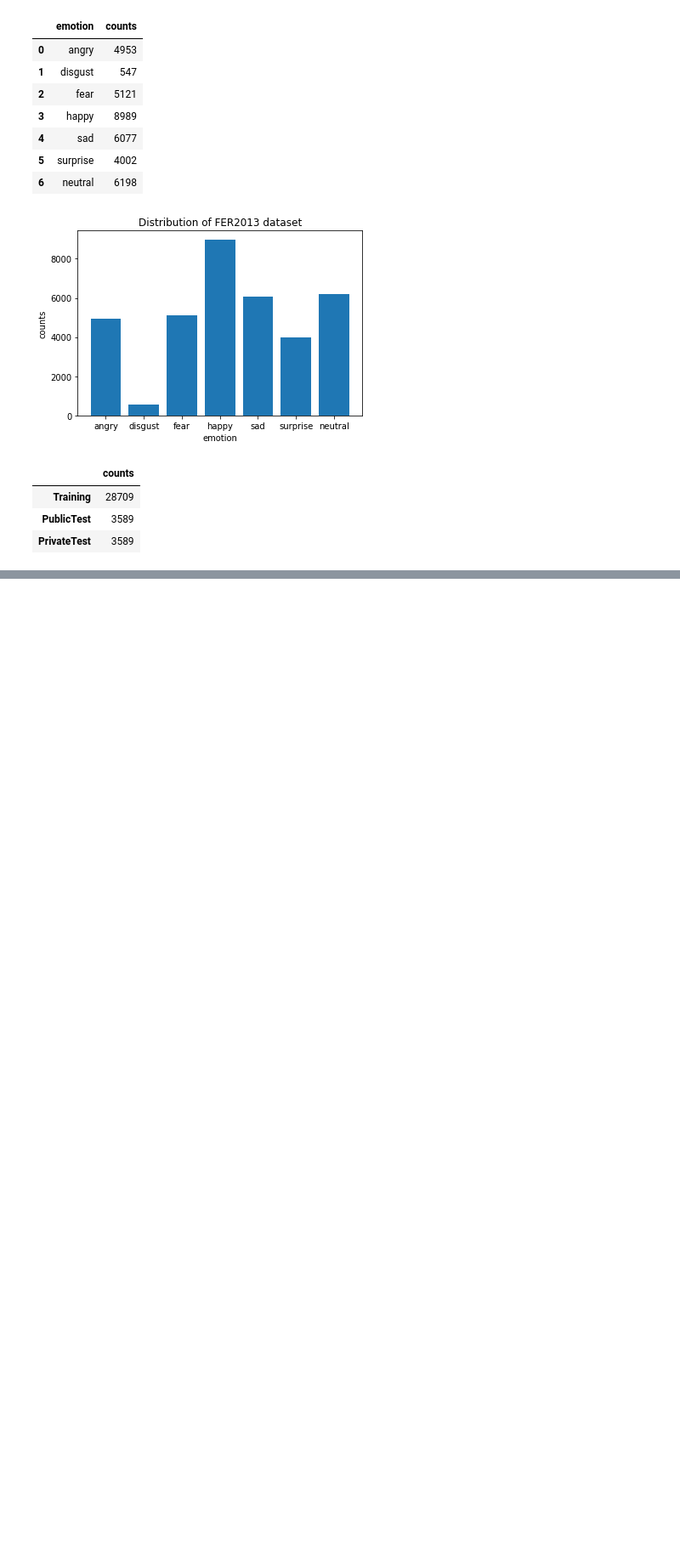
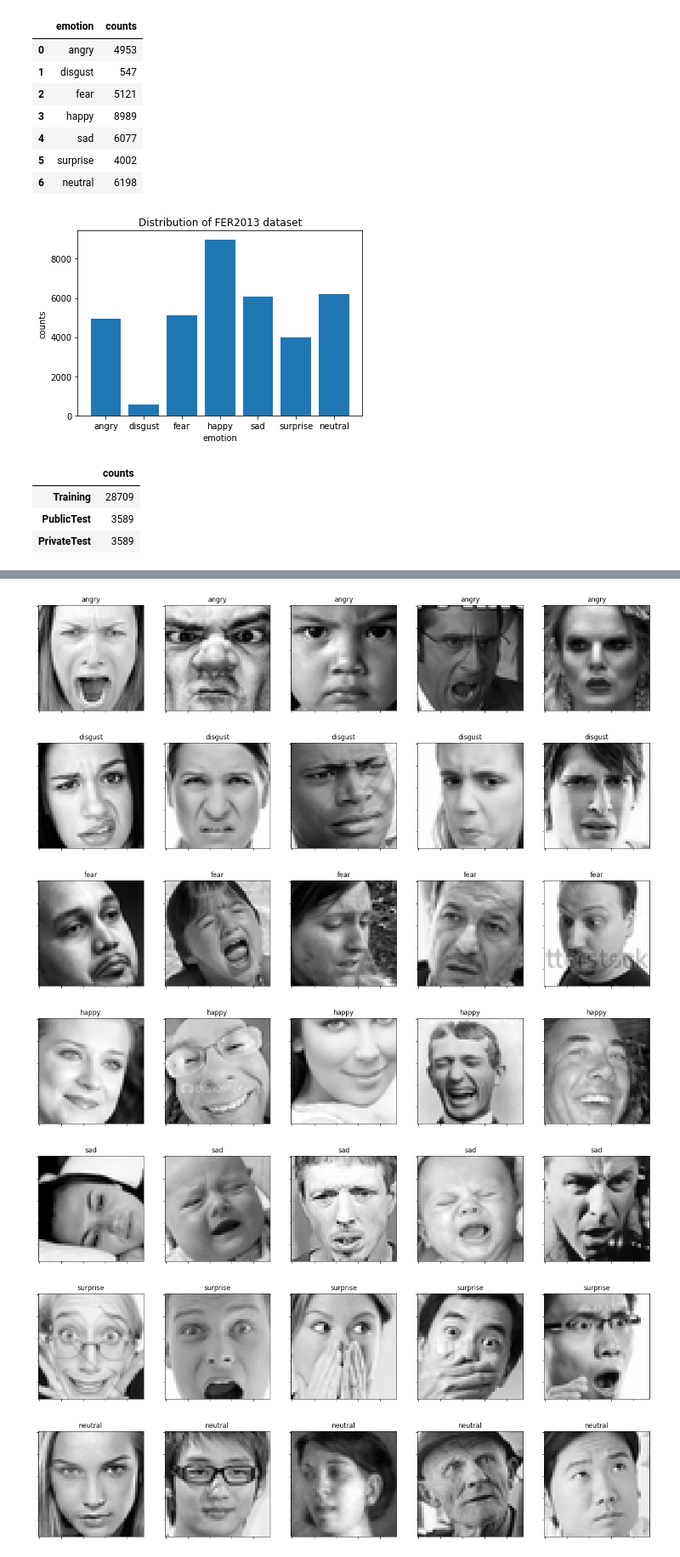
Before and after one commit to jiuntian/partner_face_emotion_recognition, a Jupyter notebook: visual_fer2013.ipynb, the cells around one changed output, grey strips where cells are left out. Shown at 85% size. Saved outputs shown, nothing was run; the diff lists cells and outputs as text; code cells hidden in the pictures; blank space fills up the shorter version.

```diff
--- a/visual_fer2013.ipynb
+++ b/visual_fer2013.ipynb
@@ -86,0 +128,21 @@ usage
+# %%
+def plot_samples(label):
+    fig, axs = plt.subplots(1, 5, figsize=(20, 15))
+    axs = axs.ravel()
+    for i in range(len(axs)):
+        idx = df[df['emotion']==label].sample().index[0]
+        axs[i].imshow(img_arr[idx], cmap='gray')
+        axs[i].set_title(emotion_dic.get(img_label[idx]))
+        axs[i].set_xticklabels([])
+        axs[i].set_yticklabels([])
+# %%
+for i in range(n_classes):
+    plot_samples(i)
+# %% [output]
+[figure, added]
+[figure, added]
+[figure, added]
+[figure, added]
+[figure, added]
+[figure, added]
+[figure, added]
```
Also changed, not shown: parts of 9 cells of this notebook.
